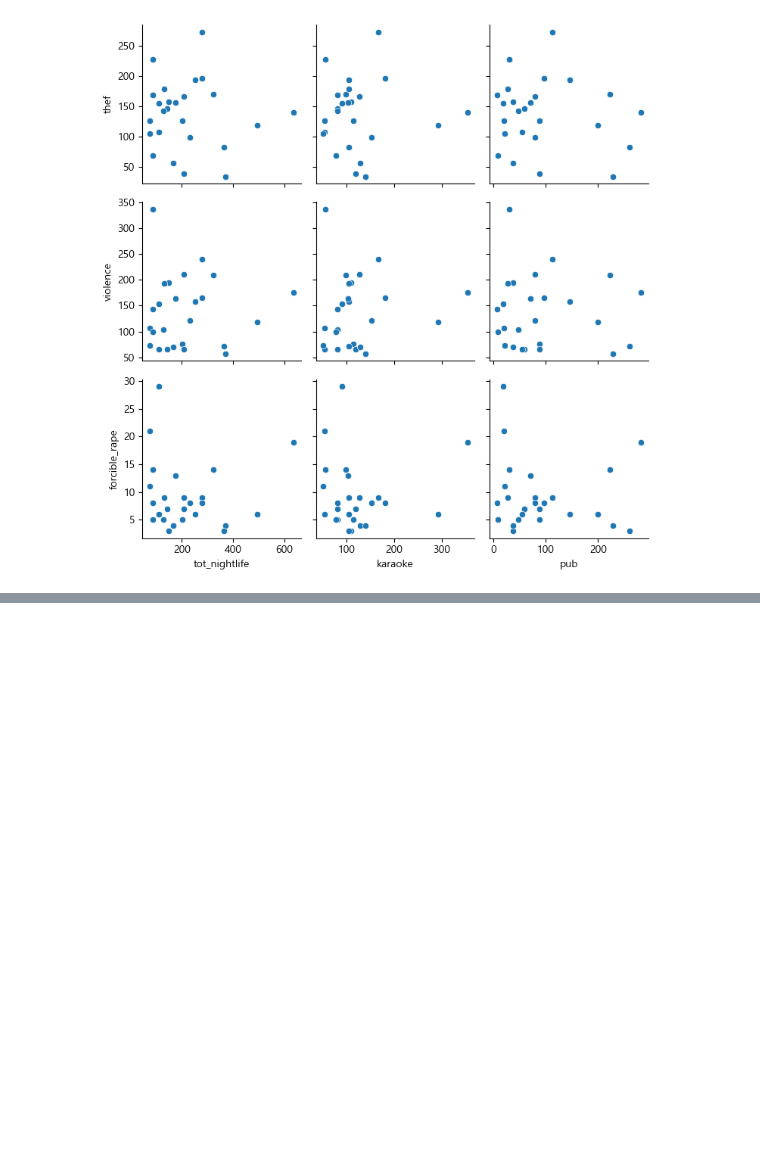
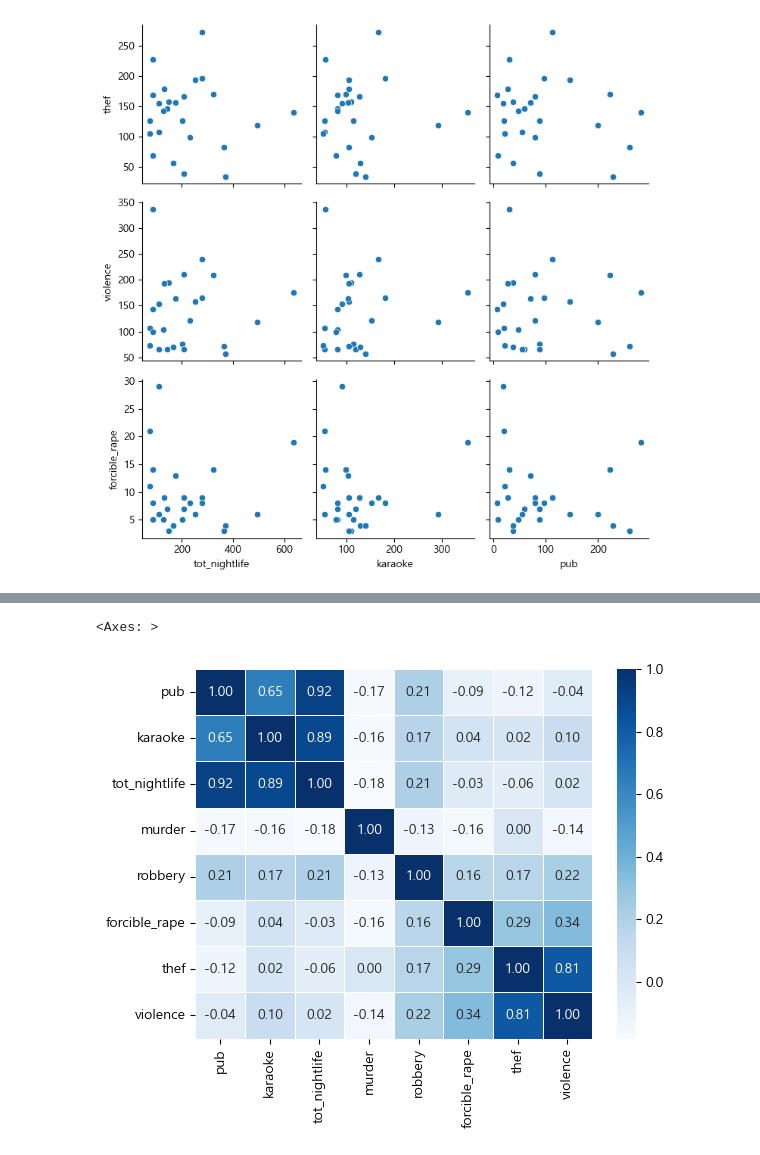
Before and after one commit to sangsang0114/DataAnalytics, a Jupyter notebook: miniproject.ipynb, the cells around one changed output, grey strips where cells are left out. Drawn from its saved outputs; the diff is of its cells as text; code cells hidden in the pictures; blank space fills up the shorter version.

```diff
--- a/miniproject.ipynb
+++ b/miniproject.ipynb
@@ -188 +118,7 @@ plt.show()
+# %%
+sns.heatmap(data = crimes.iloc[:,1:9].corr(),annot=True,
+            fmt = '.2f', linewidths=.5, cmap='Blues')
+# %% [output]
+<Axes: >
+[figure, added]
 # %% [markdown]
```
Also changed, not shown: parts of 33 cells of this notebook, 1 other file.
